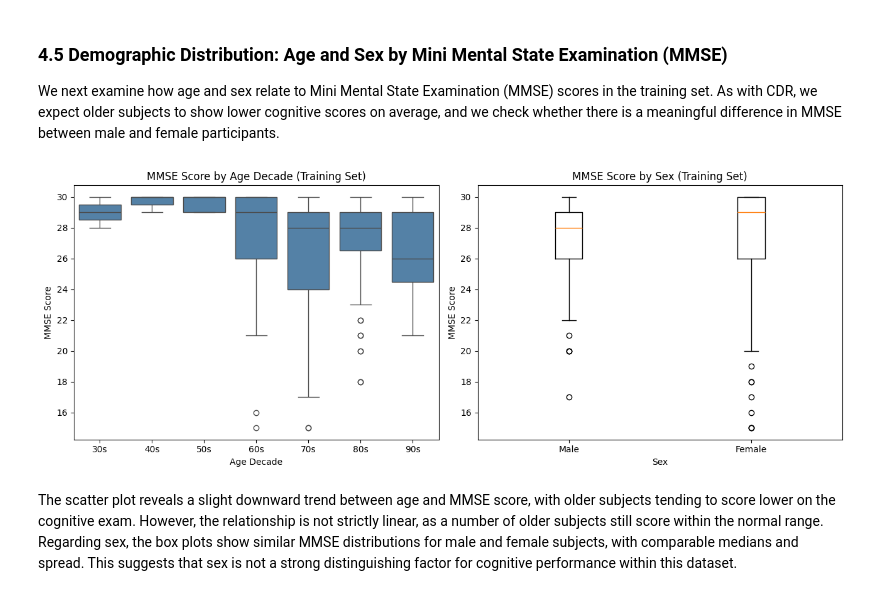
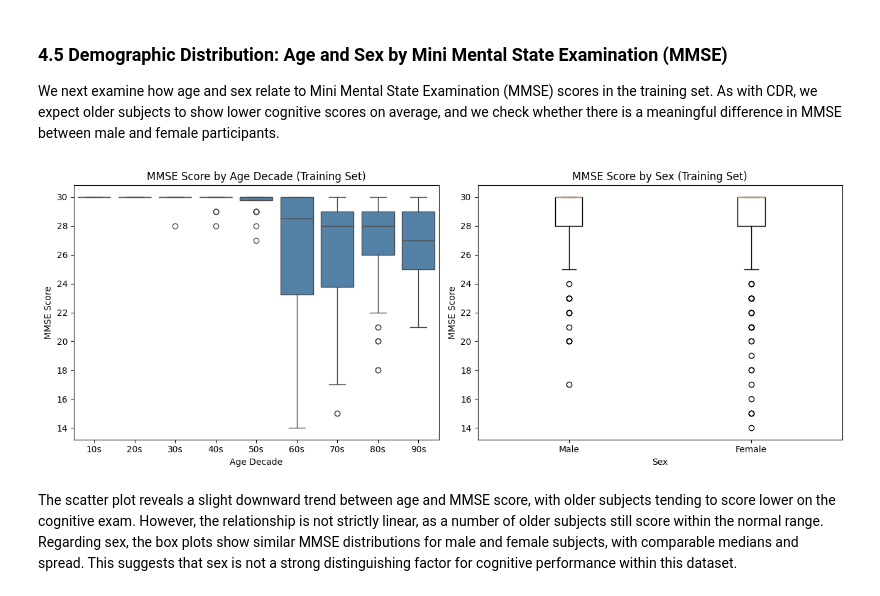
Before and after one commit to Carlos-PC05/FinalProjectCS-362, a Jupyter notebook: FinalReport_SP26_RV_PC_MASTERFILE.ipynb, the cells around one changed output. Drawn from its saved outputs; the diff is of its cells as text; code cells hidden in the pictures.

```diff
--- a/FinalReport_SP26_RV_PC_MASTERFILE.ipynb
+++ b/FinalReport_SP26_RV_PC_MASTERFILE.ipynb
@@ -447,3 +504,10 @@ mri_df
+# %%
+# Fill MMSE with 30 for confirmed non-demented subjects who were not tested
+mri_df['mini_mental_state_examination'] = mri_df['mini_mental_state_examination'].fillna(30)
+# %%
+# Fill missing education and SES values with their respective column medians
+mri_df['education_level'] = mri_df['education_level'].fillna(mri_df['education_level'].median())
+mri_df['socioeconomic_status'] = mri_df['socioeconomic_status'].fillna(mri_df['socioeconomic_status'].median())
 # %% [markdown]
 We now split the data into a training and a testing set for upcoming analysis.
 # %%
@@ -451,7 +515,7 @@ We now split the data into a training and a testing set for upcoming analysis.
 SEED = 23
 # %%
 # Dropping non-predictor features (including the targets)
-X = mri_df.drop(columns = ['id', 'mini_mental_state_examination', 'clinical_dementia_rating'])
+X = mri_df.drop(columns = ['mini_mental_state_examination', 'clinical_dementia_rating'])
 
 y_reg = mri_df["mini_mental_state_examination"]   # regression target
 y_clf = mri_df["clinical_dementia_rating"]         # classification target
@@ -513,0 +541,4 @@ mri_test_reg_df.head()
+# %%
+# Merge training features and regression target on index
+mri_train_reg_df = X_train.merge(y_reg_train, left_index=True, right_index=True)
+mri_train_reg_df.head()
@@ -768,37 +829,37 @@ We next examine how age and sex relate to Mini Mental State Examination (MMSE) s
 plot_df = mri_train_reg_df.dropna(subset=['mini_mental_state_examination', 'age']).copy()
 
 # We calculate the decade. We convert it into text and add the letter 's'
 plot_df['age_decade'] = (plot_df['age'] // 10 * 10).astype(int).astype(str) + 's'
 
 # We sort the dataframe by decade
 plot_df = plot_df.sort_values('age_decade')
 
 fig, axes = plt.subplots(1, 2, figsize=(13, 5))
 
 # 1. MMSE grouped by decade
 sns.boxplot(
     data=plot_df,
     x='age_decade',
     y='mini_mental_state_examination',
     ax=axes[0],
     color = 'steelblue'
 )
 axes[0].set_title('MMSE Score by Age Decade (Training Set)')
 axes[0].set_xlabel('Age Decade')
 axes[0].set_ylabel('MMSE Score')
 
-# 2. MMSE by Sex
-male = mri_train_reg_df[mri_train_reg_df['gender'] == 'M']['mini_mental_state_examination'].dropna()
-female = mri_train_reg_df[mri_train_reg_df['gender'] == 'F']['mini_mental_state_examination'].dropna()
+# 2. MMSE by Sex using one-hot encoded gender_M column (1=Male, 0=Female)
+male = mri_train_reg_df[mri_train_reg_df['gender_M'] == 1]['mini_mental_state_examination'].dropna()
+female = mri_train_reg_df[mri_train_reg_df['gender_M'] == 0]['mini_mental_state_examination'].dropna()
 axes[1].boxplot([male, female], tick_labels=['Male', 'Female'])
 axes[1].set_title('MMSE Score by Sex (Training Set)')
 axes[1].set_xlabel('Sex')
 axes[1].set_ylabel('MMSE Score')
 
 plt.tight_layout()
 plt.show()
 # %% [output]
-[figure, old version]
+[figure, new version]
 # %% [markdown]
 The scatter plot reveals a slight downward trend between age and MMSE score, with older subjects tending to score lower on the cognitive exam. However, the relationship is not strictly linear, as a number of older subjects still score within the normal range. Regarding sex, the box plots show similar MMSE distributions for male and female subjects, with comparable medians and spread. This suggests that sex is not a strong distinguishing factor for cognitive performance within this dataset.
 # %% [markdown]
```
Also changed, not shown: parts of 49 cells of this notebook.
